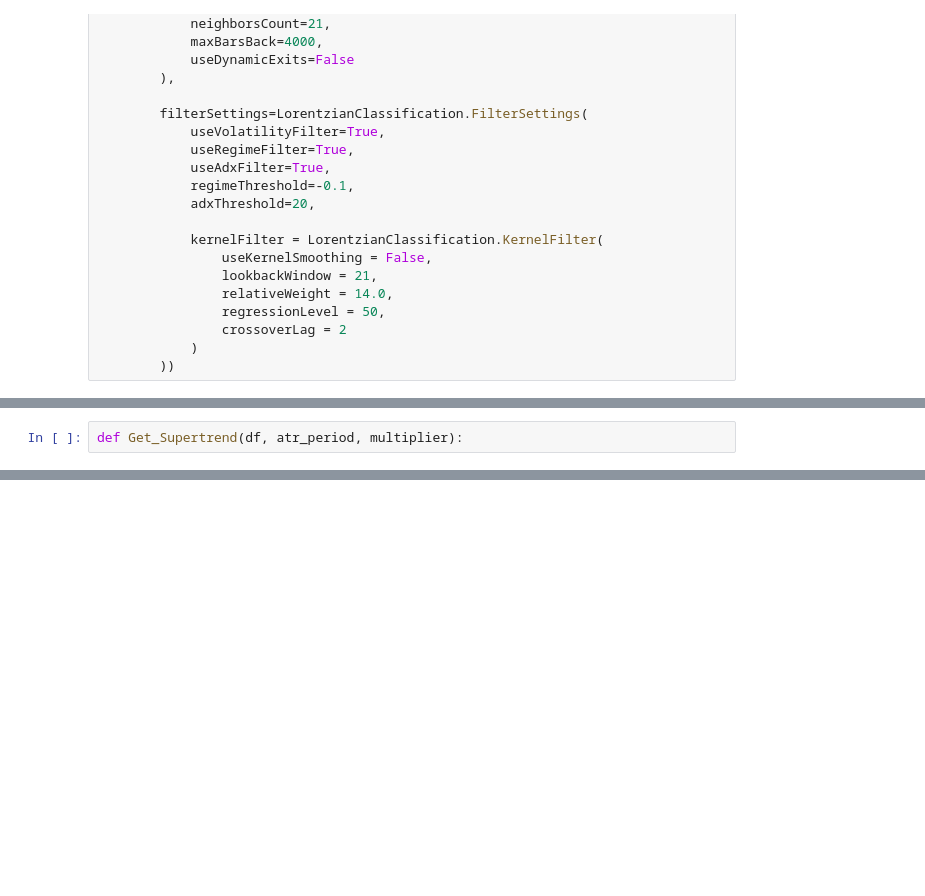
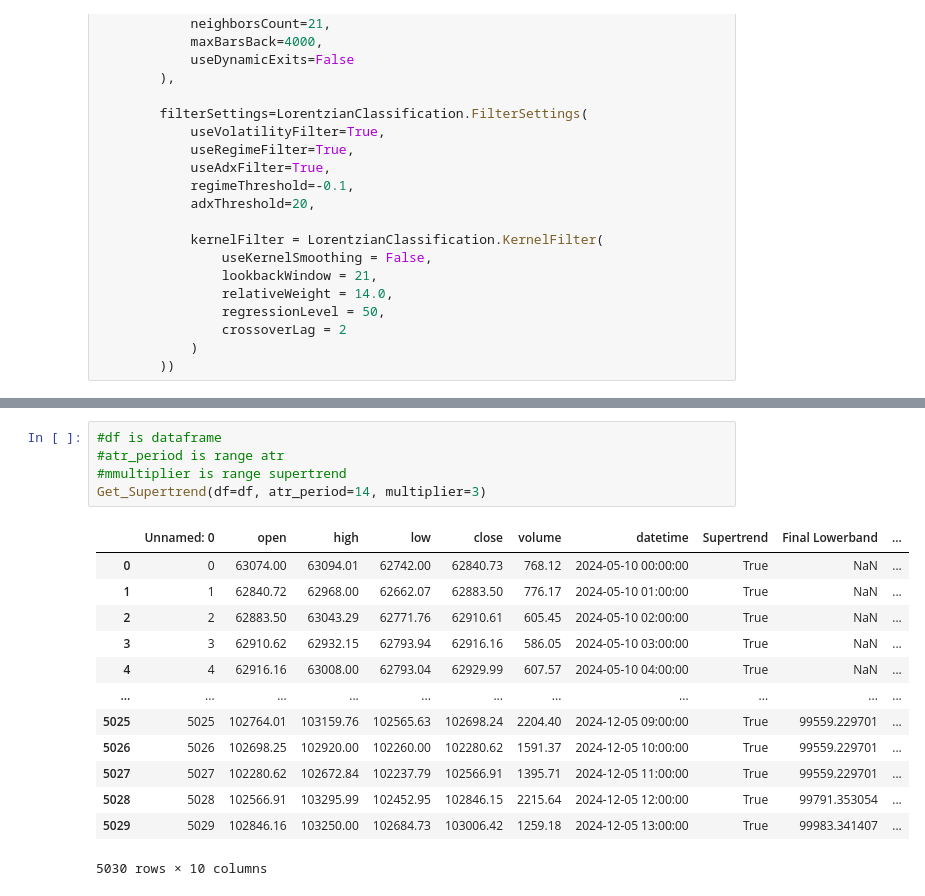
Before and after one commit to bethofen/Bprice_api, a Jupyter notebook: example.ipynb, the cells around one changed output, grey strips where cells are left out. Saved outputs shown, nothing was run; the diff lists cells and outputs as text; blank space fills up the shorter version.

```diff
--- a/example.ipynb
+++ b/example.ipynb
@@ -97,2 +62,0 @@ def Get_UT_Bot_Alerts(data, sen_key=1, atr=10, h=False):
-# %%
-def Get_Supertrend(df, atr_period, multiplier):
@@ -98,0 +323,19 @@ def Get_Supertrend(df, atr_period, multiplier):
+# %%
+#df is dataframe
+#atr_period is range atr
+#mmultiplier is range supertrend
+Get_Supertrend(df=df, atr_period=14, multiplier=3)
+# %% [output]
+|  | Unnamed: 0 | open | high | low | close | volume | datetime | Supertrend | Final Lowerband | ... |
+| 0 | 0 | 63074.00 | 63094.01 | 62742.00 | 62840.73 | 768.12 | 2024-05-10 00:00:00 | True | NaN | ... |
+| 1 | 1 | 62840.72 | 62968.00 | 62662.07 | 62883.50 | 776.17 | 2024-05-10 01:00:00 | True | NaN | ... |
+| 2 | 2 | 62883.50 | 63043.29 | 62771.76 | 62910.61 | 605.45 | 2024-05-10 02:00:00 | True | NaN | ... |
+| 3 | 3 | 62910.62 | 62932.15 | 62793.94 | 62916.16 | 586.05 | 2024-05-10 03:00:00 | True | NaN | ... |
+| 4 | 4 | 62916.16 | 63008.00 | 62793.04 | 62929.99 | 607.57 | 2024-05-10 04:00:00 | True | NaN | ... |
+| ... | ... | ... | ... | ... | ... | ... | ... | ... | ... | ... |
+| 5025 | 5025 | 102764.01 | 103159.76 | 102565.63 | 102698.24 | 2204.40 | 2024-12-05 09:00:00 | True | 99559.229701 | ... |
+| 5026 | 5026 | 102698.25 | 102920.00 | 102260.00 | 102280.62 | 1591.37 | 2024-12-05 10:00:00 | True | 99559.229701 | ... |
+| 5027 | 5027 | 102280.62 | 102672.84 | 102237.79 | 102566.91 | 1395.71 | 2024-12-05 11:00:00 | True | 99559.229701 | ... |
+| 5028 | 5028 | 102566.91 | 103295.99 | 102452.95 | 102846.15 | 2215.64 | 2024-12-05 12:00:00 | True | 99791.353054 | ... |
+| 5029 | 5029 | 102846.16 | 103250.00 | 102684.73 | 103006.42 | 1259.18 | 2024-12-05 13:00:00 | True | 99983.341407 | ... |
+5030 rows × 10 columns
```
Also changed, not shown: parts of 19 cells of this notebook, 2 other files.
